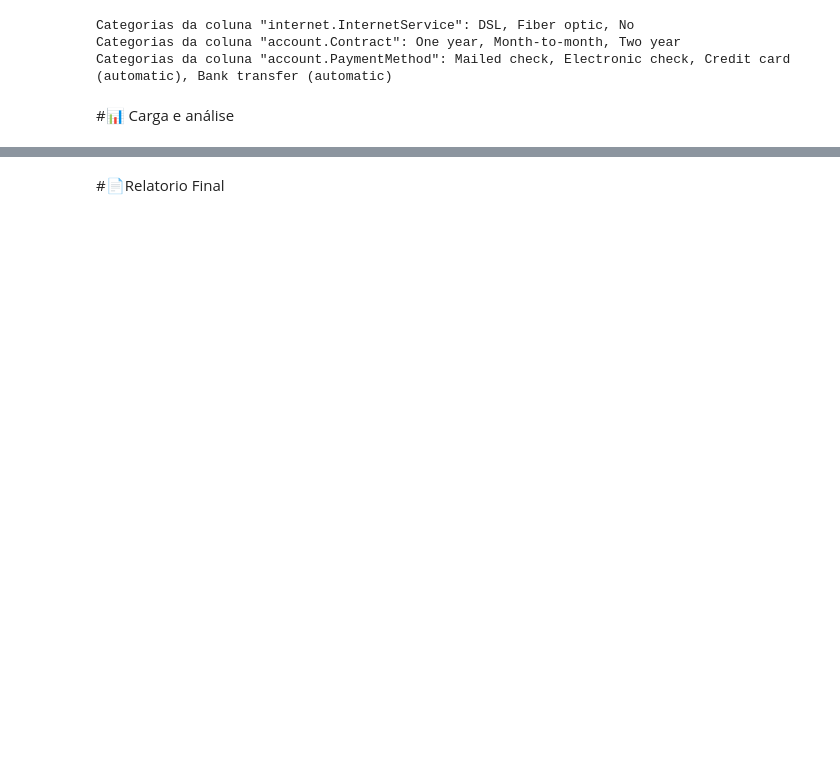
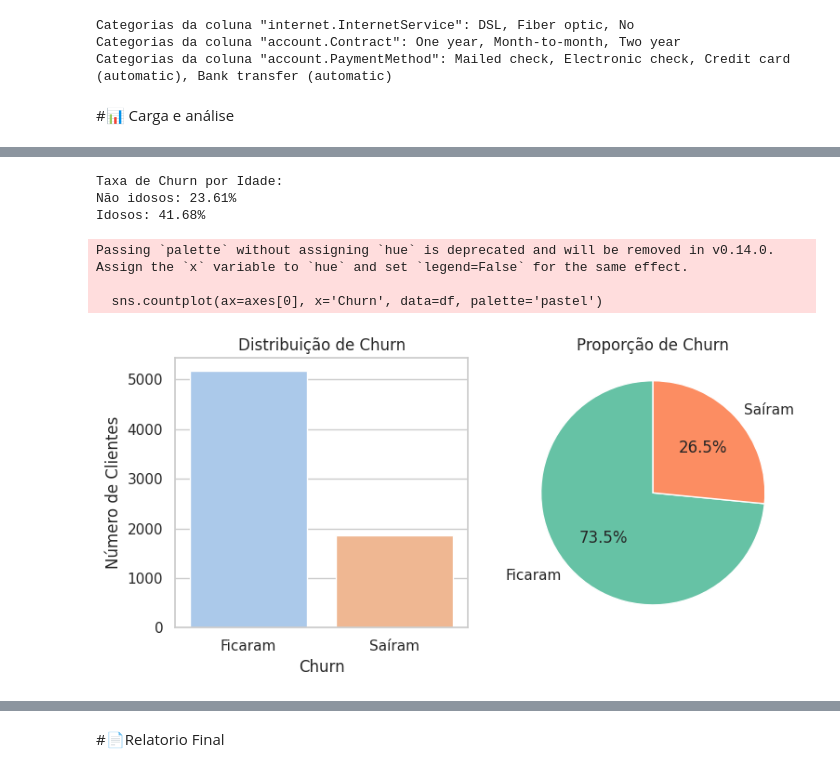
Before and after one commit to marcoswilky/challenge_telecom_x_br, a Jupyter notebook: TelecomX_BR.ipynb, the cells around one changed output, grey strips where cells are left out. Drawn from its saved outputs; the diff is of its cells as text; code cells hidden in the pictures; blank space fills up the shorter version.

```diff
--- a/TelecomX_BR.ipynb
+++ b/TelecomX_BR.ipynb
@@ -16,5 +28,5 @@ df = pd.json_normalize(data)
 # %%
-# Eu transformei as colunas que tem apenas yes/no em booleano.
+# Eu transformei as colunas que tem apenas yes/no em Int64.
 # Pesquisei antes se é uma boa alternativa e aparentemente é
 # muito melhor fazer isso pra colunas assim.
 def convert_to_int(df):
@@ -22,7 +34,7 @@ def convert_to_int(df):
     if df[col].dropna().isin(['Yes', 'No', ' yes', ' no', 'YES', 'NO', '']).all():
       df[col] = df[col].astype(str).str.strip().str.capitalize()
       df[col] = df[col].replace('', np.nan)
-      df[col] = df[col].map({'Yes': 1, 'No': 0})
+      df[col] = df[col].map({'No': 0, 'Yes': 1})
       df[col] = df[col].astype('Int64')
   return df
 
@@ -78,0 +187,36 @@ Categorias da coluna "account.PaymentMethod": Mailed check, Electronic check, Cr
+# %%
+churn_por_senior = (df.groupby('customer.SeniorCitizen')['Churn'].mean() * 100)
+churn_por_senior = churn_por_senior.rename(index={0: 'Não idosos', 1: 'Idosos'})
+print("Taxa de Churn por Idade:")
+for idade, taxa in churn_por_senior.items():
+  print(f'{idade}: {taxa:.2f}%')
+# %% [output]
+Taxa de Churn por Idade:
+Não idosos: 23.61%
+Idosos: 41.68%
+# %%
+import matplotlib.pyplot as plt
+import seaborn as sns
+
+sns.set(style="whitegrid")
+churn_counts = df['Churn'].value_counts()
+labels = ['Ficaram', 'Saíram']
+colors = ['#66c2a5', '#fc8d62']
+fig, axes = plt.subplots(1, 2, figsize=(8, 4))
+sns.countplot(ax=axes[0], x='Churn', data=df, palette='pastel')
+axes[0].set_xticklabels(['Ficaram', 'Saíram'])
+axes[0].set_title('Distribuição de Churn')
+axes[0].set_xlabel('Churn')
+axes[0].set_ylabel('Número de Clientes')
+axes[1].pie(churn_counts, labels=labels, autopct='%1.1f%%',
+            startangle=90, colors=colors)
+axes[1].set_title('Proporção de Churn')
+axes[1].axis('equal')
+
+plt.tight_layout()
+plt.show()
+# %% [output]
+Passing `palette` without assigning `hue` is deprecated and will be removed in v0.14.0. Assign the `x` variable to `hue` and set `legend=False` for the same effect.
+
+  sns.countplot(ax=axes[0], x='Churn', data=df, palette='pastel')
+[figure, added]
```
Also changed, not shown: parts of 26 cells of this notebook.
